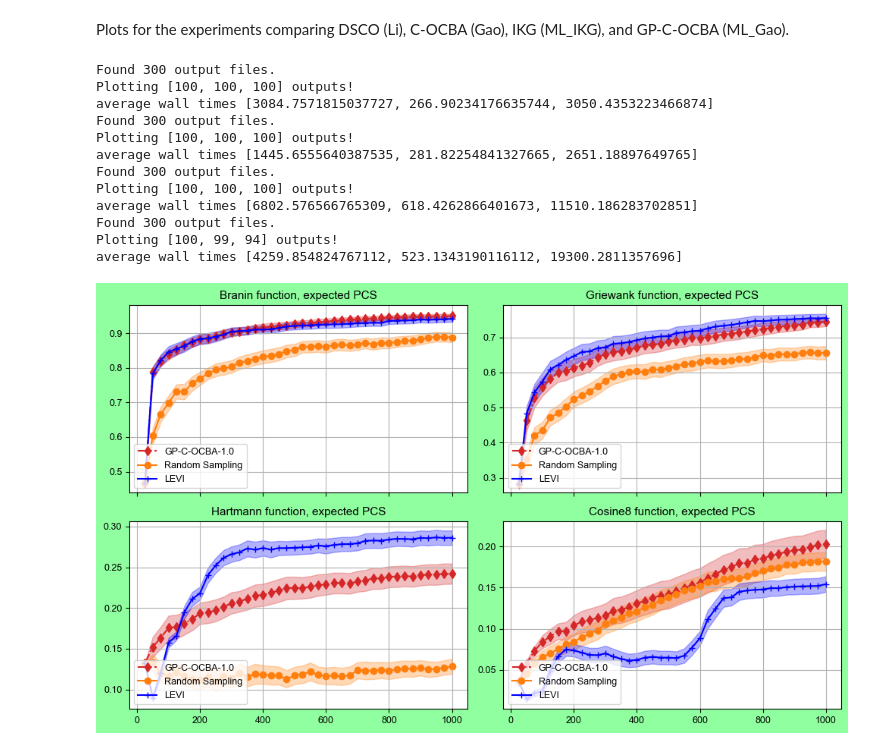
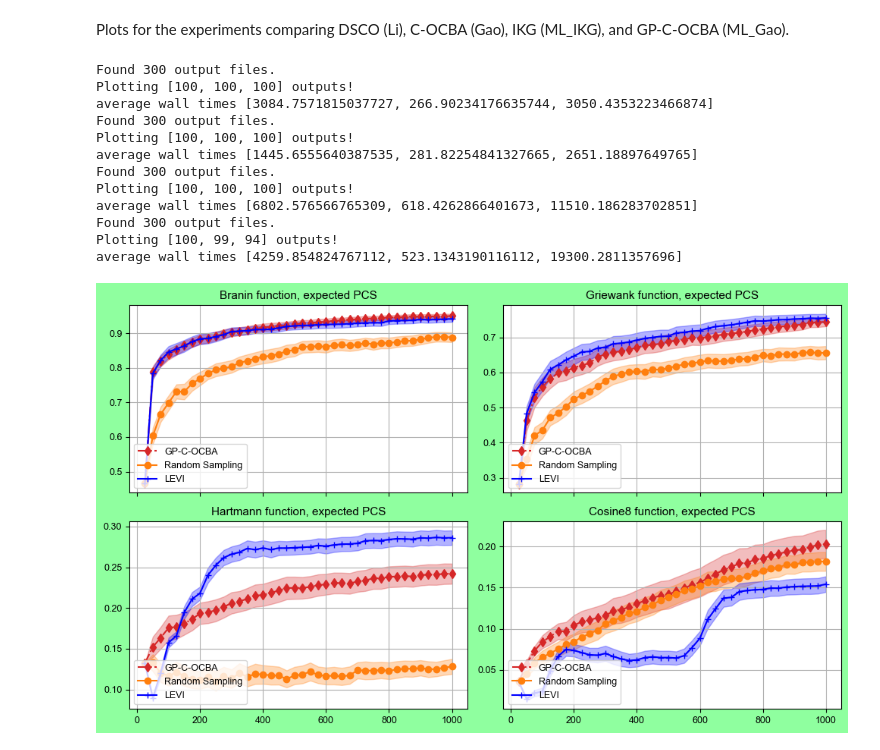
Before and after one commit to saitcakmak/contextual_rs, a Jupyter notebook: experiments/continuous_experiments/analyze_output_new.ipynb, the cells around one changed output. Drawn from its saved outputs; the diff is of its cells as text; code cells hidden in the pictures.

```diff
--- a/experiments/continuous_experiments/analyze_output_new.ipynb
+++ b/experiments/continuous_experiments/analyze_output_new.ipynb
@@ -60,7 +60,7 @@ plot_titles = {
 labels = {
 #     "ML_IKG": "IKG",
 #     "GP-C-OCBA": "GP-C-OCBA",
-    "GP-C-OCBA-1.0": "GP-C-OCBA-1.0",
+    "GP-C-OCBA-1.0": "GP-C-OCBA",
 #     "GP-C-OCBA-0.5": "GP-C-OCBA-0.5",
     "random": "Random Sampling",
 #     "Li": "DSCO",
@@ -203,31 +203,31 @@ plot_shaded = True
 err_coef = 1.96
 
 _ = plot_experiment("config_branin", row=0, col=0)
 _ = plot_experiment("config_greiwank", row=0, col=1)
 _ = plot_experiment("config_hartmann", row=1, col=0)
 _ = plot_experiment("config_cosine8", row=1, col=1)
 # _ = plot_experiment("config_b_3_mean", row=0, col=0)
 # _ = plot_experiment("config_b_3_worst", row=0, col=1)
 # _ = plot_experiment("config_g_4_mean", row=1, col=0)
 # _ = plot_experiment("config_g_4_worst", row=1, col=1)
 # _ = plot_experiment("config_h_4_mean", row=2, col=0)
 # _ = plot_experiment("config_c_5_mean", row=2, col=1)
 
 fig.tight_layout()
 plt.savefig(os.path.join("plots", "combined_plot.pdf"), dpi=300)
 fig.patch.set_facecolor('xkcd:mint green')
 plt.show()
 # %% [output]
 Found 300 output files.
 Plotting [100, 100, 100] outputs!
 average wall times [3084.7571815037727, 266.90234176635744, 3050.4353223466874]
 Found 300 output files.
 Plotting [100, 100, 100] outputs!
 average wall times [1445.6555640387535, 281.82254841327665, 2651.18897649765]
 Found 300 output files.
 Plotting [100, 100, 100] outputs!
 average wall times [6802.576566765309, 618.4262866401673, 11510.186283702851]
 Found 300 output files.
 Plotting [100, 99, 94] outputs!
 average wall times [4259.854824767112, 523.1343190116112, 19300.2811357696]
-[figure, old version]
+[figure, new version]
```
Also changed, not shown: 6 other files.
